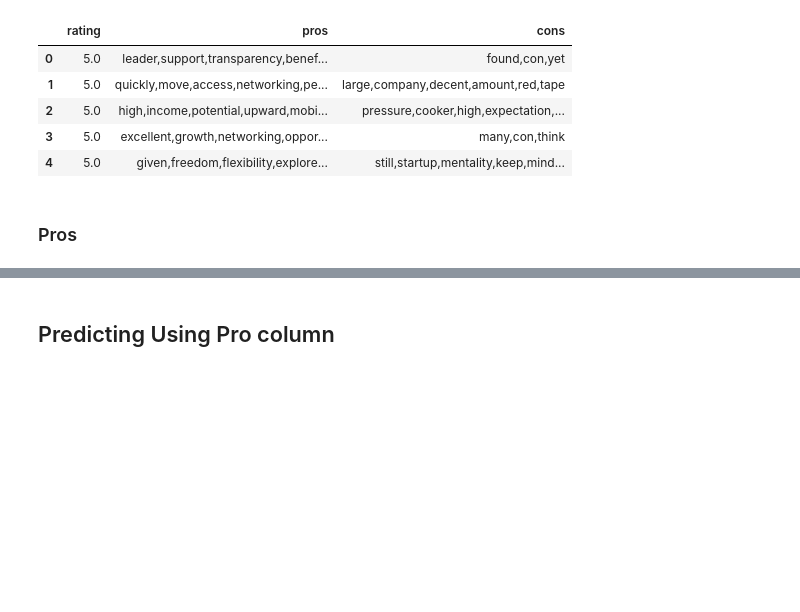
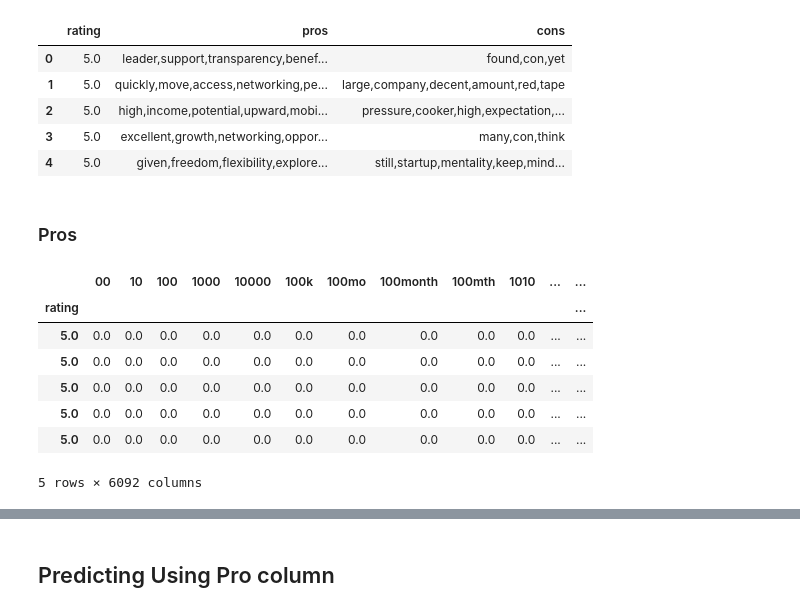
Before and after one commit to hitomi1104/sf_employee_review, a Jupyter notebook: global/Modeling.ipynb, the cells around one changed output, grey strips where cells are left out. Cells and saved outputs as stored; diff of their text form; code cells hidden in the pictures; blank space fills up the shorter version.

```diff
--- a/global/Modeling.ipynb
+++ b/global/Modeling.ipynb
@@ -195,3 +170,20 @@ df.head()
 | 4 | 5.0 | given,freedom,flexibility,explore... | still,startup,mentality,keep,mind... |
 # %% [markdown]
 ### Pros
+# %%
+tfvec = TfidfVectorizer(stop_words='english')
+matrix = tfvec.fit_transform(df['pros'])
+counts = pd.DataFrame(matrix.toarray(),
+                  index=df['rating'],
+                  columns=tfvec.get_feature_names())
+
+counts.head()
+# %% [output]
+|  | 00 | 10 | 100 | 1000 | 10000 | 100k | 100mo | 100month | 100mth | 1010 | ... | ... |
+| rating |  |  |  |  |  |  |  |  |  |  |  | ... |
+| 5.0 | 0.0 | 0.0 | 0.0 | 0.0 | 0.0 | 0.0 | 0.0 | 0.0 | 0.0 | 0.0 | ... | ... |
+| 5.0 | 0.0 | 0.0 | 0.0 | 0.0 | 0.0 | 0.0 | 0.0 | 0.0 | 0.0 | 0.0 | ... | ... |
+| 5.0 | 0.0 | 0.0 | 0.0 | 0.0 | 0.0 | 0.0 | 0.0 | 0.0 | 0.0 | 0.0 | ... | ... |
+| 5.0 | 0.0 | 0.0 | 0.0 | 0.0 | 0.0 | 0.0 | 0.0 | 0.0 | 0.0 | 0.0 | ... | ... |
+| 5.0 | 0.0 | 0.0 | 0.0 | 0.0 | 0.0 | 0.0 | 0.0 | 0.0 | 0.0 | 0.0 | ... | ... |
+5 rows × 6092 columns
```
Also changed, not shown: parts of 14 cells of this notebook.
